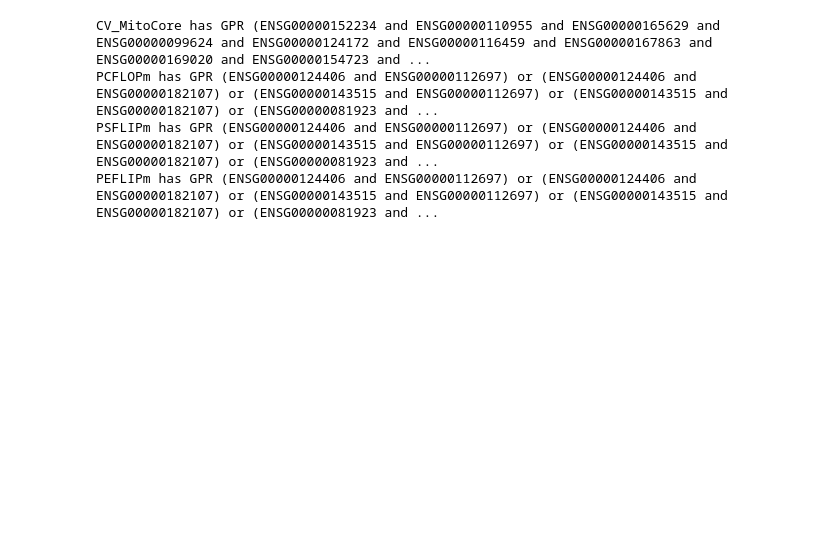
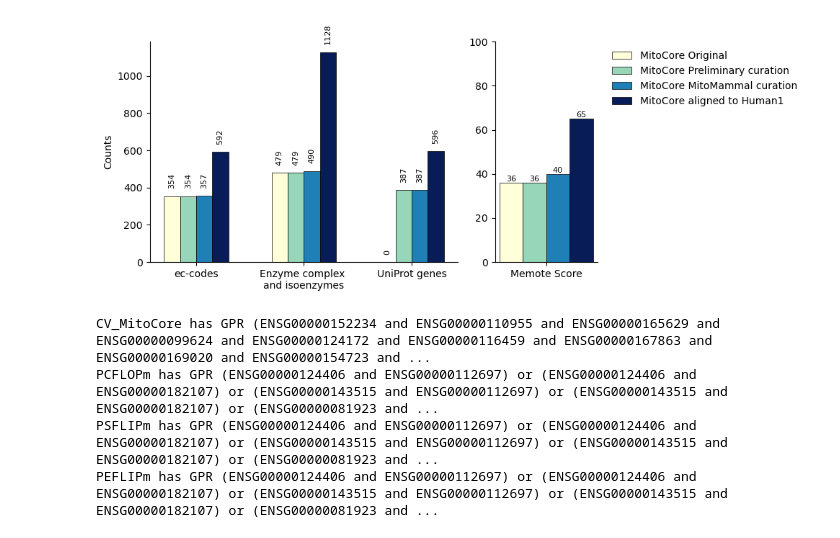
Before and after one commit to Benjamin-Reyes-S/MitoCore-curation-workflow, a Jupyter notebook: model_curation/MitoCore_Metrics.ipynb, the cells around one changed output. Cells and saved outputs as stored; diff of their text form; code cells hidden in the pictures; blank space fills up the shorter version.

```diff
--- a/model_curation/MitoCore_Metrics.ipynb
+++ b/model_curation/MitoCore_Metrics.ipynb
@@ -160,3 +171,68 @@ plt.show()
+# %%
+import matplotlib.pyplot as plt
+import numpy as np
+from matplotlib import cm
+
+# 1. Split your metrics
+all_metrics = df.index[df.index != "model"]
+metrics_main = all_metrics[:3]  # The first three
+metrics_side = all_metrics[3:]  # The fourth one
+models = df.columns
+
+# 2. Setup Figure with two subplots (Adjust width_ratios as needed)
+fig, (ax1, ax2) = plt.subplots(1, 2, figsize=(10, 4),
+                               gridspec_kw={'width_ratios': [3, 1]})
+
+cmap = cm.get_cmap("YlGnBu", len(models))
+colors = [cmap(i) for i in range(len(models))]
+width = 0.15
+
+# Helper function to avoid repeating the bar logic
+def draw_bars(ax, metrics, offset, rotation=90, y_lim=None):
+    x = np.arange(len(metrics))
+    data = df.loc[metrics]
+
+    for i, (model, color) in enumerate(zip(models, colors)):
+        bars = ax.bar(
+            x + i * width,
+            data[model],
+            width,
+            label=model,
+            color=color,
+            edgecolor="black",
+            linewidth=0.5,
+        )
+
+        for bar in bars:
+            height = bar.get_height()
+            ax.text(
+                bar.get_x() + bar.get_width() / 2,
+                height + offset,
+                f"{int(height)}",
+                ha="center", va="bottom",
+                fontsize=8, rotation=rotation
+            )
+
+    # Subplot formatting
+    ax.set_ylim(y_lim) if y_lim else None
+    ax.set_xticks(x + width * (len(models) - 1) / 2)
+    ax.set_xticklabels(metrics)
+    ax.spines["top"].set_visible(False)
+    ax.spines["right"].set_visible(False)
+
+# 3. Draw on both axes
+draw_bars(ax1, metrics_main, 40)
+draw_bars(ax2, metrics_side, 0, rotation=0, y_lim=(0, 100))
+
+# 4. Final Touches
+ax1.set_ylabel("Counts")
+ax2.legend(frameon=False, bbox_to_anchor=(1.05, 1), loc='upper left')
+
+plt.tight_layout()
+plt.savefig("./model_comparison.png", dpi=300, bbox_inches="tight")
+plt.show()
+# %% [output]
+[figure, added]
 # %%
 for reaction in mitocore1.reactions:
     if reaction.id in ['CV_MitoCore', 'PCFLOPm', 'PSFLIPm', 'PEFLIPm']:
```
Also changed, not shown: parts of 5 cells of this notebook, 24 other files.
